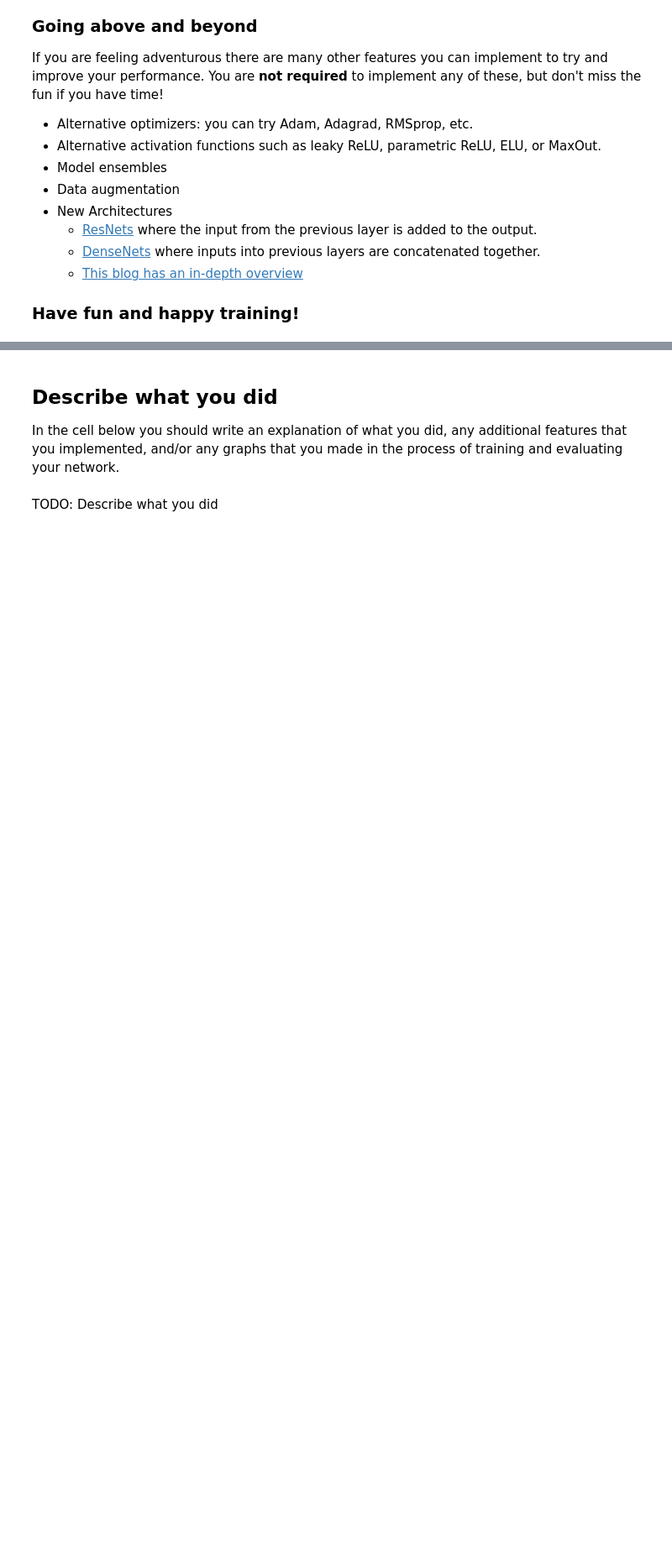
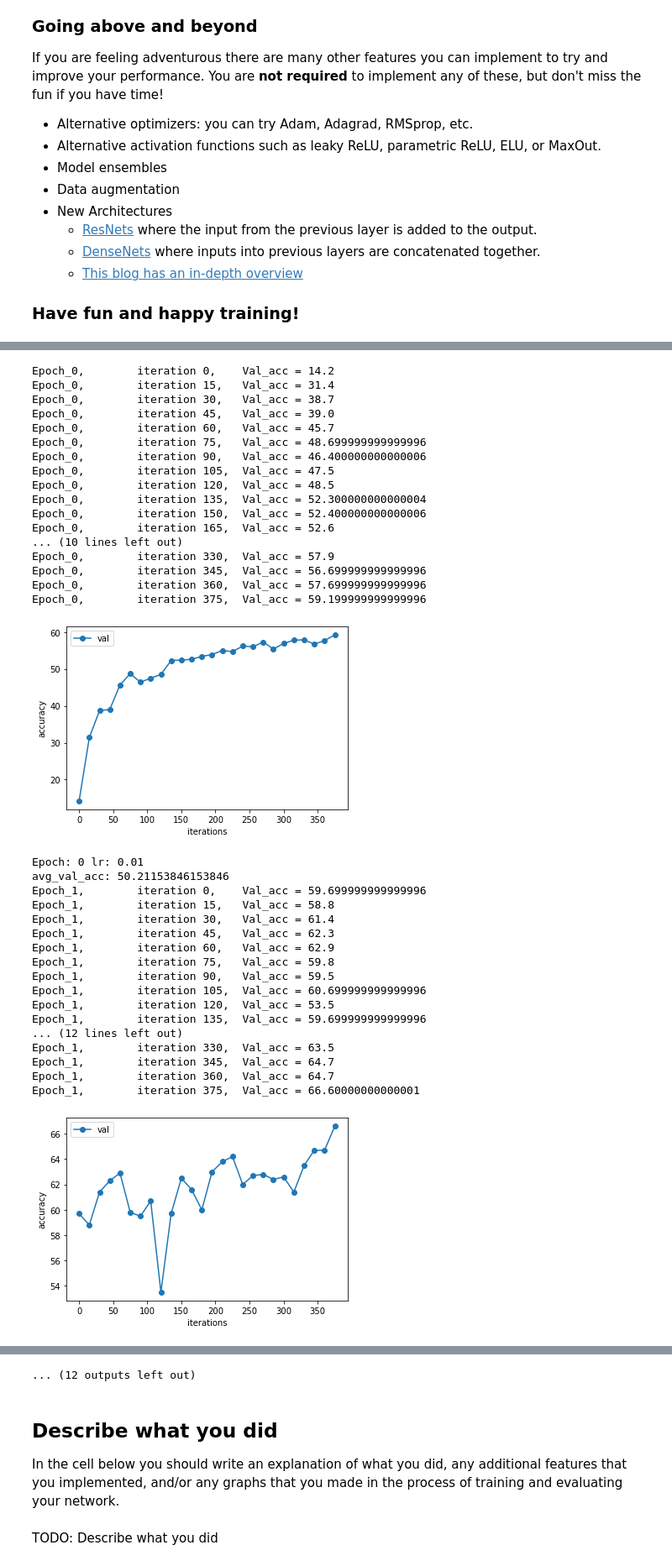
Before and after one commit to Evraa/CS231n-Assignments, a Jupyter notebook: assignment2/PyTorch.ipynb, the cells around one changed output, grey strips where cells are left out. Shown at 84% size. Cells and saved outputs as stored; diff of their text form; code cells hidden in the pictures; blank space fills up the shorter version.

```diff
--- a/assignment2/PyTorch.ipynb
+++ b/assignment2/PyTorch.ipynb
@@ -1021,0 +1181,51 @@ train_part34(model, optimizer, epochs=10)
+# %%
+#Tuning 1:
+'''
+    + Tuning the learning rate
+    + Increased batch_size
+'''
+
+
+model = FourLayerConvNet(in_channel=3, channel_1=64*2, channel_2=32*2,channel_3=16*2, num_classes=10)
+learning_rates = [0.01, 0.001]
+best_lr = None
+for lr in learning_rates:
+    optimizer = optim.SGD(model.parameters(), lr=lr,momentum=0.9, nesterov=True)
+    train_part34(model, optimizer, epochs=5, lr=lr)
+# %% [output]
+Epoch_0,        iteration 0,    Val_acc = 14.2
+Epoch_0,        iteration 15,   Val_acc = 31.4
+Epoch_0,        iteration 30,   Val_acc = 38.7
+Epoch_0,        iteration 45,   Val_acc = 39.0
+Epoch_0,        iteration 60,   Val_acc = 45.7
+Epoch_0,        iteration 75,   Val_acc = 48.699999999999996
+Epoch_0,        iteration 90,   Val_acc = 46.400000000000006
+Epoch_0,        iteration 105,  Val_acc = 47.5
+Epoch_0,        iteration 120,  Val_acc = 48.5
+Epoch_0,        iteration 135,  Val_acc = 52.300000000000004
+Epoch_0,        iteration 150,  Val_acc = 52.400000000000006
+Epoch_0,        iteration 165,  Val_acc = 52.6
+... (10 lines left out)
+Epoch_0,        iteration 330,  Val_acc = 57.9
+Epoch_0,        iteration 345,  Val_acc = 56.699999999999996
+Epoch_0,        iteration 360,  Val_acc = 57.699999999999996
+Epoch_0,        iteration 375,  Val_acc = 59.199999999999996
+[figure, added]
+Epoch: 0 lr: 0.01
+avg_val_acc: 50.21153846153846
+Epoch_1,        iteration 0,    Val_acc = 59.699999999999996
+Epoch_1,        iteration 15,   Val_acc = 58.8
+Epoch_1,        iteration 30,   Val_acc = 61.4
+Epoch_1,        iteration 45,   Val_acc = 62.3
+Epoch_1,        iteration 60,   Val_acc = 62.9
+Epoch_1,        iteration 75,   Val_acc = 59.8
+Epoch_1,        iteration 90,   Val_acc = 59.5
+Epoch_1,        iteration 105,  Val_acc = 60.699999999999996
+Epoch_1,        iteration 120,  Val_acc = 53.5
+Epoch_1,        iteration 135,  Val_acc = 59.699999999999996
+... (12 lines left out)
+Epoch_1,        iteration 330,  Val_acc = 63.5
+Epoch_1,        iteration 345,  Val_acc = 64.7
+Epoch_1,        iteration 360,  Val_acc = 64.7
+Epoch_1,        iteration 375,  Val_acc = 66.60000000000001
+[figure, added]
@@ -1021,0 +1289 @@ train_part34(model, optimizer, epochs=10)
+... (12 outputs left out)
```
Also changed, not shown: parts of 9 cells of this notebook, 1 other file.
